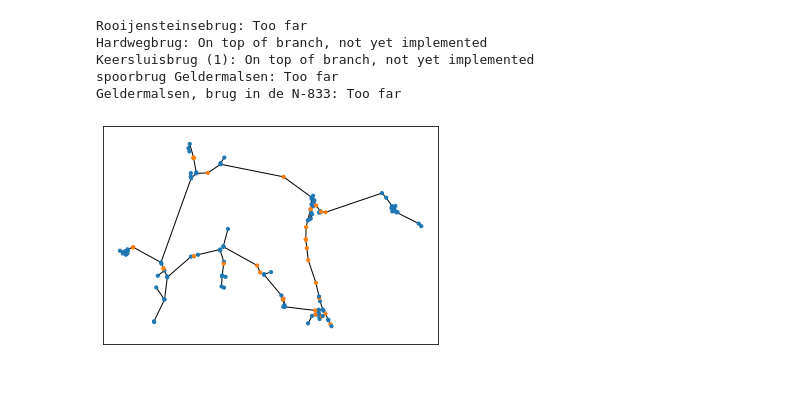
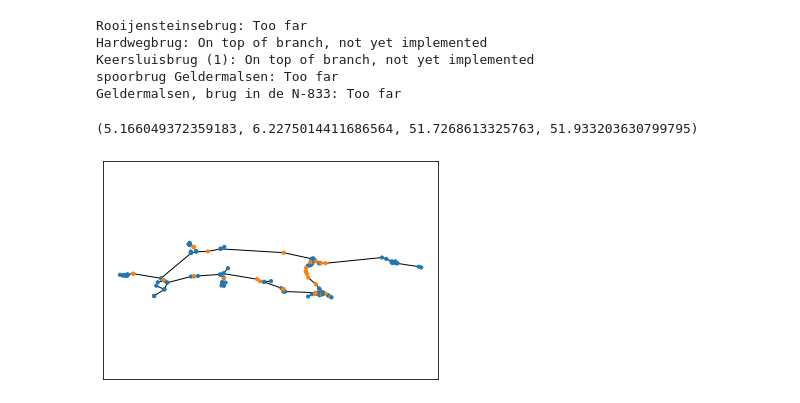
Before and after one commit to Deltares-research/digitaltwin-waterway, a Jupyter notebook: notebooks/Build_FIS_network.ipynb, the cells around one changed output. Drawn from its saved outputs; the diff is of its cells as text; code cells hidden in the pictures.

```diff
--- a/notebooks/Build_FIS_network.ipynb
+++ b/notebooks/Build_FIS_network.ipynb
@@ -111,6 +112,7 @@ ax[1].legend(bbox_to_anchor=(1, 0.5), loc='center left')
 # %% [markdown]
 # Build network
 # %%
+section_selection['length'] = section_selection.length.values
 network = nx.from_pandas_edgelist(section_selection, 'StartJunctionId', 'EndJunctionId', edge_attr=True)
 # %%
 # Add node properties
@@ -229,6 +231,7 @@ Keersluisbrug (1): On top of branch, not yet implemented
 spoorbrug Geldermalsen: Too far
 Geldermalsen, brug in de N-833: Too far
 # %%
+section_selection_with_bridges['length'] = section_selection_with_bridges.length.values
 network = nx.from_pandas_edgelist(section_selection_with_bridges, 'StartJunctionId', 'EndJunctionId', edge_attr=True)
 # %%
 # Add node properties
@@ -244,8 +247,10 @@ for n in network.nodes:
 # %%
 nx.draw_networkx(network,
         pos={k: (v['X'], v['Y']) for k, v in network.node.items()},
         node_color=['C1' if isinstance(k, str) else 'C0' for k in network.node],
                  with_labels =False,
         node_size=10)
+plt.gca().axis('equal')
 # %% [output]
+(5.166049372359183, 6.2275014411686564, 51.7268613325763, 51.933203630799795)
-[figure, old version]
+[figure, new version]
```
Also changed, not shown: parts of 2 cells of this notebook.
